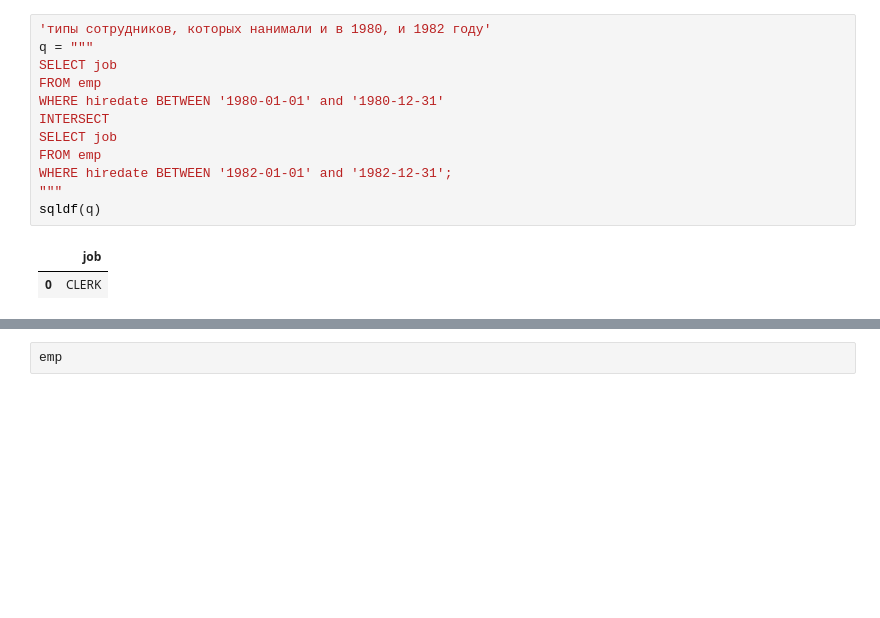
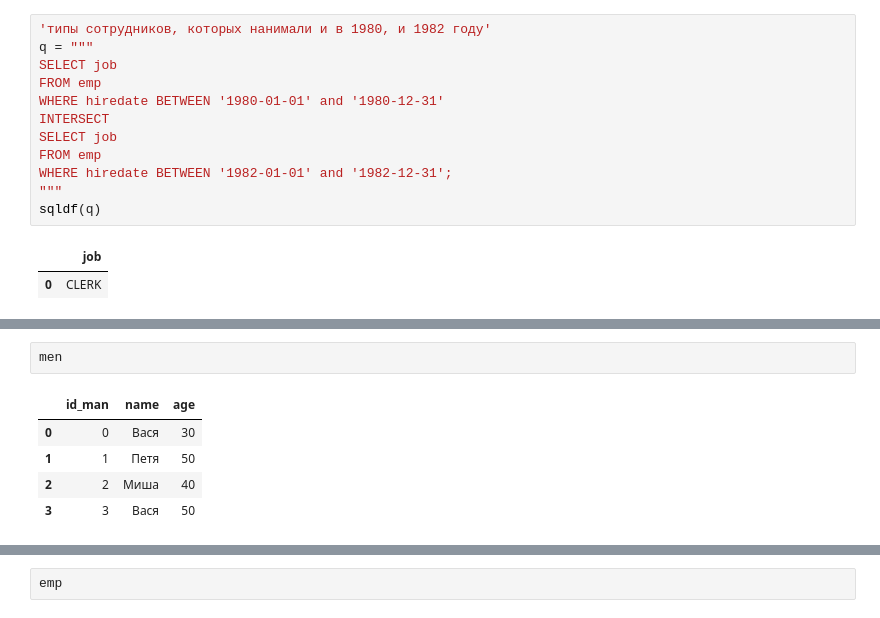
Before and after one commit to gbrs/sql_imitation_in_pandas, a Jupyter notebook: pandas_sql.ipynb, the cells around one changed output, grey strips where cells are left out. Cells and saved outputs as stored; diff of their text form; blank space fills up the shorter version.

```diff
--- a/pandas_sql.ipynb
+++ b/pandas_sql.ipynb
@@ -558,0 +588,8 @@ sqldf(q)
+# %%
+men
+# %% [output]
+|  | id_man | name | age |
+| 0 | 0 | Вася | 30 |
+| 1 | 1 | Петя | 50 |
+| 2 | 2 | Миша | 40 |
+| 3 | 3 | Вася | 50 |
```
Also changed, not shown: parts of 3 cells of this notebook.
